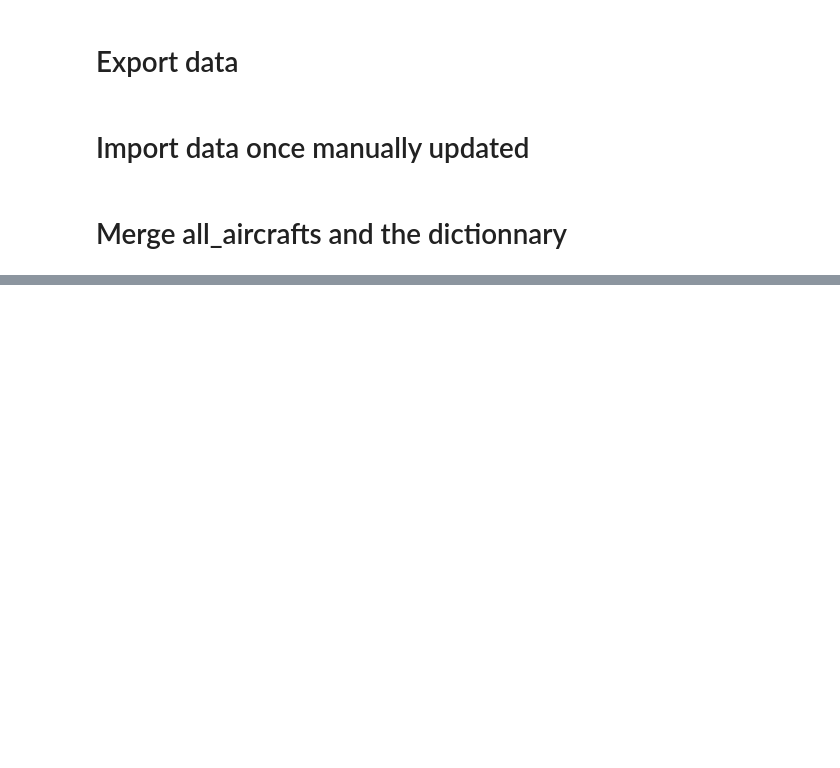
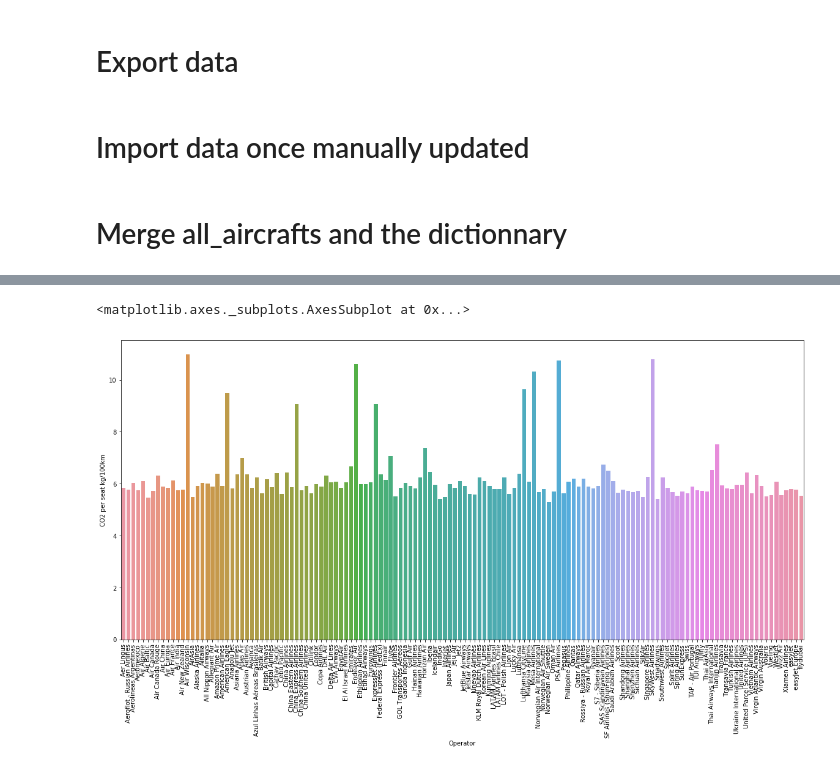
Before and after one commit to Jmion/aviation-co2-impact, a Jupyter notebook: planespotter.ipynb, the cells around one changed output, grey strips where cells are left out. Cells and saved outputs as stored; diff of their text form; code cells hidden in the pictures; blank space fills up the shorter version.

Commit message:
Add aircrafts models per airline

```diff
--- a/planespotter.ipynb
+++ b/planespotter.ipynb
@@ -66,0 +155,16 @@ planespotter_aircrafts_dictionnary_corrected
+# %%
+big_airlines = aircrafts_airlines.copy()
+big_airlines = big_airlines[big_airlines["Operator Category"] == 'Airline']
+big_airlines = big_airlines.groupby(['Operator', 'Operator ID']).count()
+big_airlines = big_airlines[["Seats"]].rename(columns={"Seats": "Nb planes"})
+big_airlines = big_airlines.sort_values("Nb planes", ascending = False)
+# %%
+big_airlines = big_airlines[big_airlines['Nb planes'] > 100].reset_index()
+# %%
+big_airlines_list = big_airlines.Operator.tolist()
+# %%
+plot_airlines = aircrafts_airlines.copy()
+plot_airlines = plot_airlines.reset_index()[["Operator", "CO2 per seat kg/100km"]]
+plot_airlines = plot_airlines[[x in big_airlines_list for x in plot_airlines["Operator"]]]
+plot_airlines = plot_airlines.groupby('Operator').mean().reset_index()
+plot_airlines.head()
@@ -66,0 +178,8 @@ planespotter_aircrafts_dictionnary_corrected
+# %%
+plt.subplots(figsize = (20, 9))
+g = sns.barplot(x=plot_airlines.Operator, y = plot_airlines["CO2 per seat kg/100km"], data=plot_airlines)
+g.set_xticklabels(plot_airlines.Operator, rotation=90)
+g
+# %% [output]
+<matplotlib.axes._subplots.AxesSubplot at 0x...>
+[figure, added]
```
Also changed, not shown: parts of 18 cells of this notebook, 1 other file.
